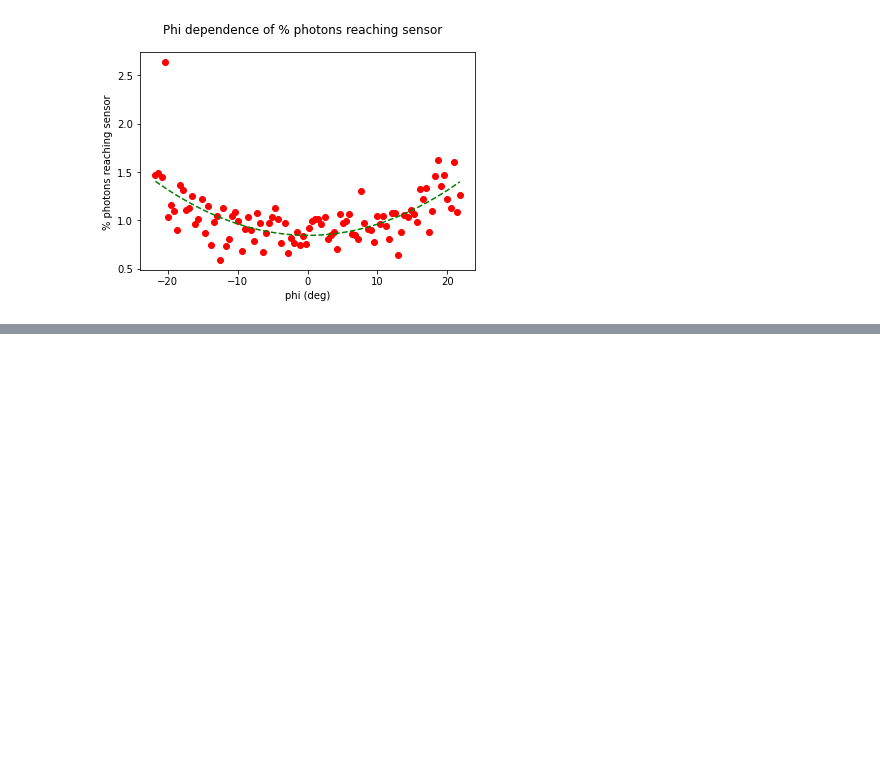
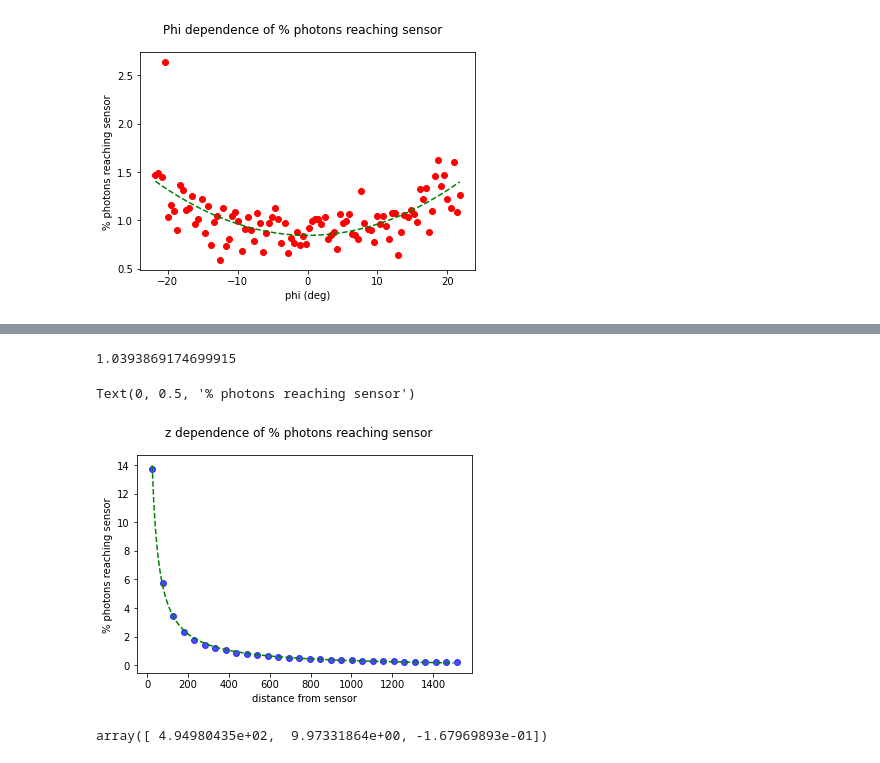
Before and after one commit to RowanKell/work_eic, a Jupyter notebook: macros/Variation/Variation.ipynb, the cells around one changed output, grey strips where cells are left out. Drawn from its saved outputs; the diff is of its cells as text; code cells hidden in the pictures; blank space fills up the shorter version.

```diff
--- a/macros/Variation/Variation.ipynb
+++ b/macros/Variation/Variation.ipynb
@@ -204,0 +273,35 @@ Text(0, 0.5, '% photons reaching sensor')
+# %%
+inverse(400,494.98,9.9733,-0.16796)
+# %% [output]
+1.0393869174699915
+# %%
+def inverse(x,a,b,c):
+    return a  / (x + b) + c
+# %%
+fit_percent = []
+fit_bins = []
+for i in range(n_bins):
+    if(np.isnan(z_percent[i])):
+        continue
+    fit_percent.append(z_percent[i])
+    fit_bins.append(z_bin_centers_dis[i])
+# %%
+popt_z, pcov_z = curve_fit(inverse,fit_bins,fit_percent)
+fit_x = np.linspace(25,1500,200)
+# z_fit = inverse(fit_x,*popt_z)
+z_fit = inverse(fit_x,494.98,9.9733,-0.16796)
+# %%
+fig_z, ax_z = plot.subplots(1,1)
+ax_z.plot(fit_x,z_fit, 'g--')
+fig_z.suptitle("z dependence of % photons reaching sensor")
+ax_z.scatter(fit_bins,fit_percent,color="blue", alpha = 0.7)
+ax_z.set_xlabel("distance from sensor")
+ax_z.set_ylabel("% photons reaching sensor")
+# fig_theta.legend()
+# %% [output]
+Text(0, 0.5, '% photons reaching sensor')
+[figure, added]
+# %%
+popt_z
+# %% [output]
+array([ 4.94980435e+02,  9.97331864e+00, -1.67969893e-01])
```
Also changed, not shown: parts of 13 cells of this notebook, 5 other files.
